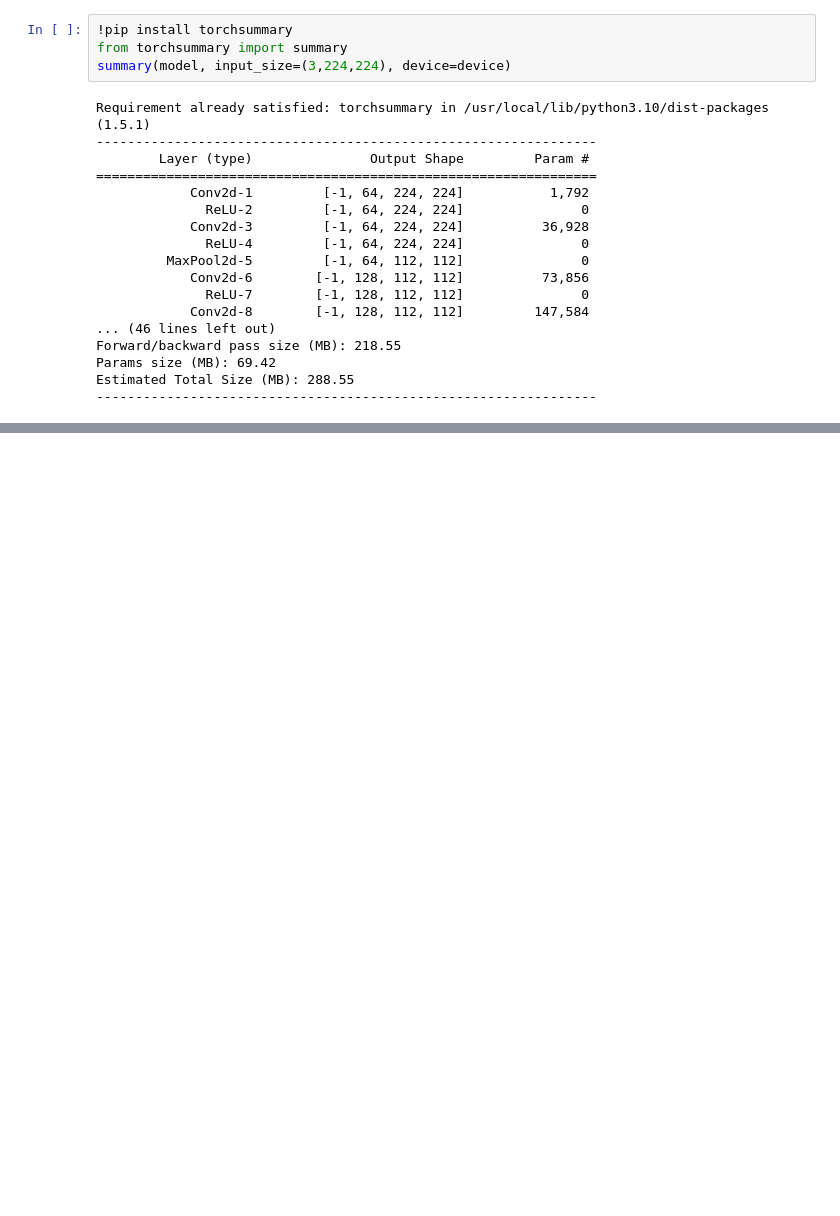
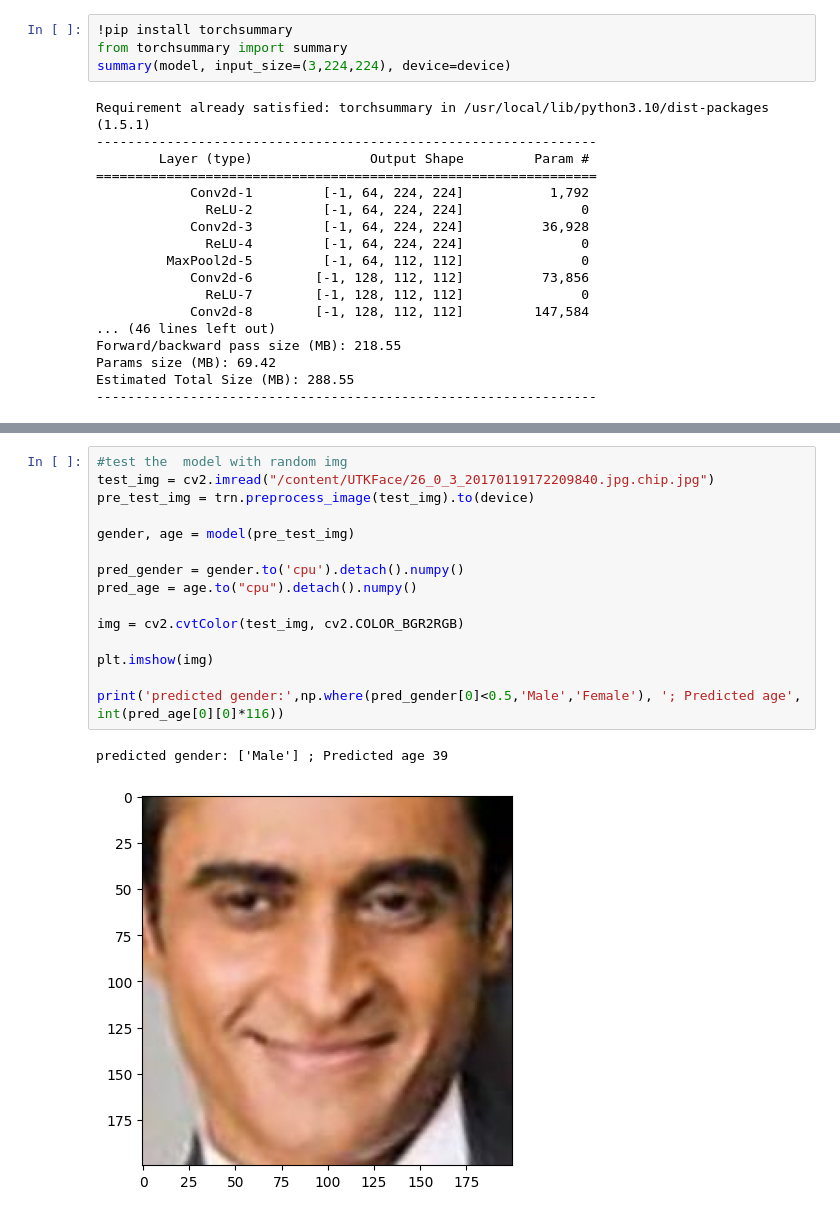
Before and after one commit to Milad0310/age-and-gender-prediction, a Jupyter notebook: Age_and_gender_prediction.ipynb, the cells around one changed output, grey strips where cells are left out. Drawn from its saved outputs; the diff is of its cells as text; blank space fills up the shorter version.

Commit message:
test model on unseen img

```diff
--- a/Age_and_gender_prediction.ipynb
+++ b/Age_and_gender_prediction.ipynb
@@ -338,0 +327,18 @@ plt.show()
+# %%
+#test the  model with random img
+test_img = cv2.imread("/content/UTKFace/26_0_3_20170119172209840.jpg.chip.jpg")
+pre_test_img = trn.preprocess_image(test_img).to(device)
+
+gender, age = model(pre_test_img)
+
+pred_gender = gender.to('cpu').detach().numpy()
+pred_age = age.to("cpu").detach().numpy()
+
+img = cv2.cvtColor(test_img, cv2.COLOR_BGR2RGB)
+
+plt.imshow(img)
+
+print('predicted gender:',np.where(pred_gender[0]<0.5,'Male','Female'), '; Predicted age', int(pred_age[0][0]*116))
+# %% [output]
+predicted gender: ['Male'] ; Predicted age 39
+[figure, added]
```
Also changed, not shown: parts of 13 cells of this notebook.
